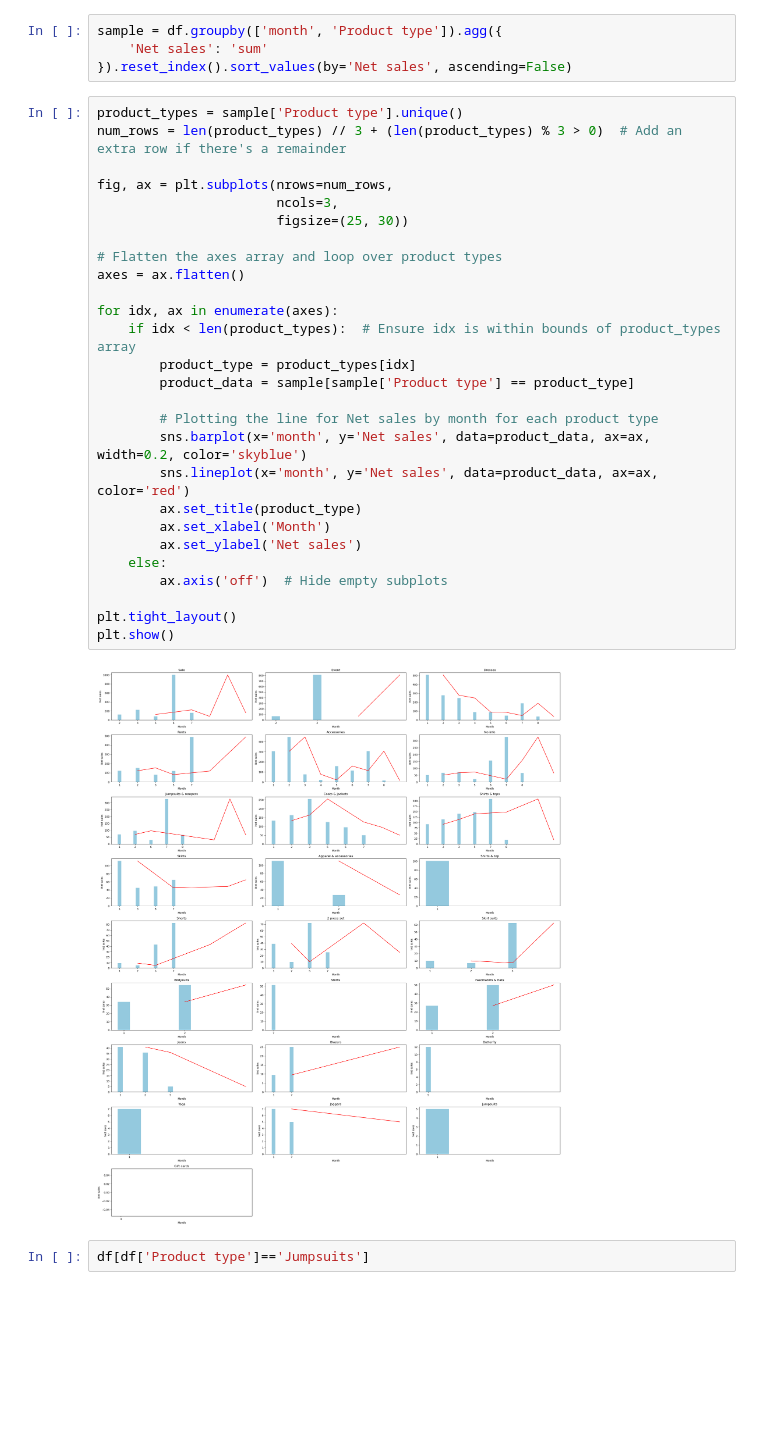
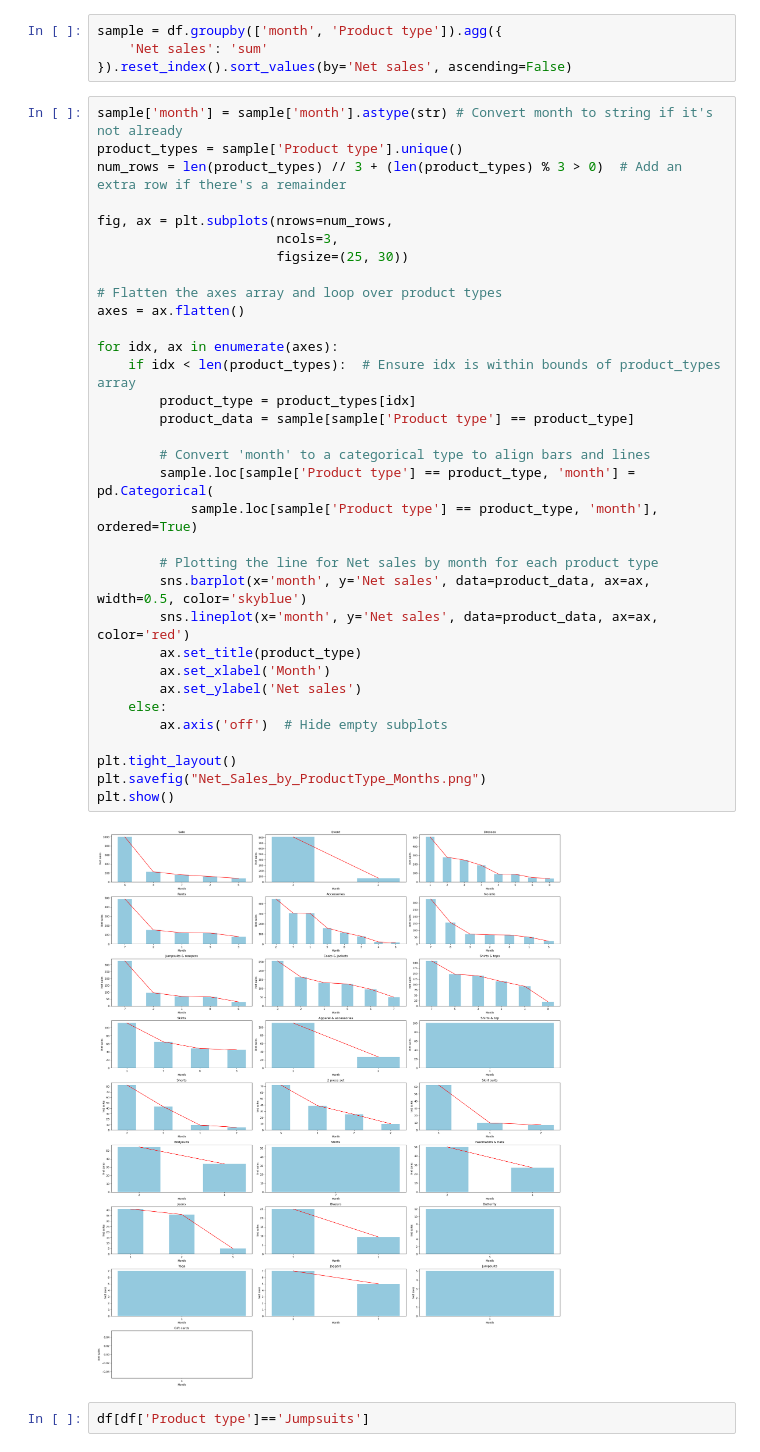
Before and after one commit to ezishr/NEO_InspiredFashion, a Jupyter notebook: orders analysis.ipynb, the cells around one changed output. Cells and saved outputs as stored; diff of their text form; blank space fills up the shorter version.

```diff
--- a/orders analysis.ipynb
+++ b/orders analysis.ipynb
@@ -250,34 +254,40 @@ sample = df.groupby(['month', 'Product type']).agg({
     'Net sales': 'sum'
 }).reset_index().sort_values(by='Net sales', ascending=False)
 # %%
+sample['month'] = sample['month'].astype(str) # Convert month to string if it's not already
 product_types = sample['Product type'].unique()
 num_rows = len(product_types) // 3 + (len(product_types) % 3 > 0)  # Add an extra row if there's a remainder
 
 fig, ax = plt.subplots(nrows=num_rows,
                        ncols=3,
                        figsize=(25, 30))
 
 # Flatten the axes array and loop over product types
 axes = ax.flatten()
 
 for idx, ax in enumerate(axes):
     if idx < len(product_types):  # Ensure idx is within bounds of product_types array
         product_type = product_types[idx]
         product_data = sample[sample['Product type'] == product_type]
 
+        # Convert 'month' to a categorical type to align bars and lines
+        sample.loc[sample['Product type'] == product_type, 'month'] = pd.Categorical(
+            sample.loc[sample['Product type'] == product_type, 'month'], ordered=True)
+
         # Plotting the line for Net sales by month for each product type
-        sns.barplot(x='month', y='Net sales', data=product_data, ax=ax, width=0.2, color='skyblue')
+        sns.barplot(x='month', y='Net sales', data=product_data, ax=ax, width=0.5, color='skyblue')
         sns.lineplot(x='month', y='Net sales', data=product_data, ax=ax, color='red')
         ax.set_title(product_type)
         ax.set_xlabel('Month')
         ax.set_ylabel('Net sales')
     else:
         ax.axis('off')  # Hide empty subplots
 
 plt.tight_layout()
+plt.savefig("Net_Sales_by_ProductType_Months.png")
 plt.show()
 # %% [output]
-[figure, old version]
+[figure, new version]
 # %%
 df[df['Product type']=='Jumpsuits']
 # %% [output]
```
Also changed, not shown: parts of 4 cells of this notebook, 10 other files.
